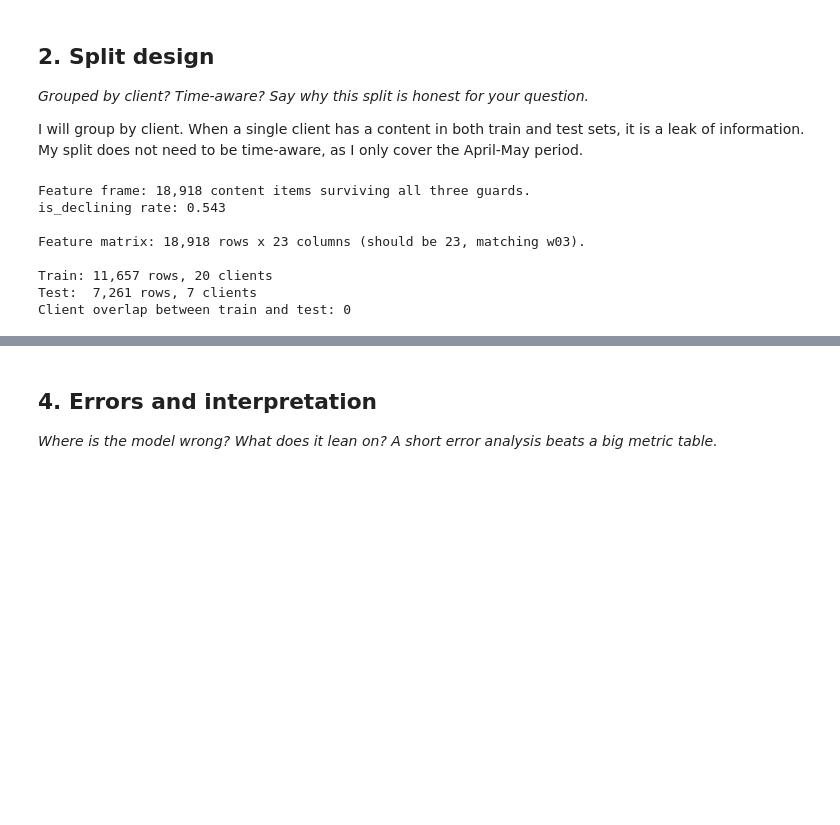
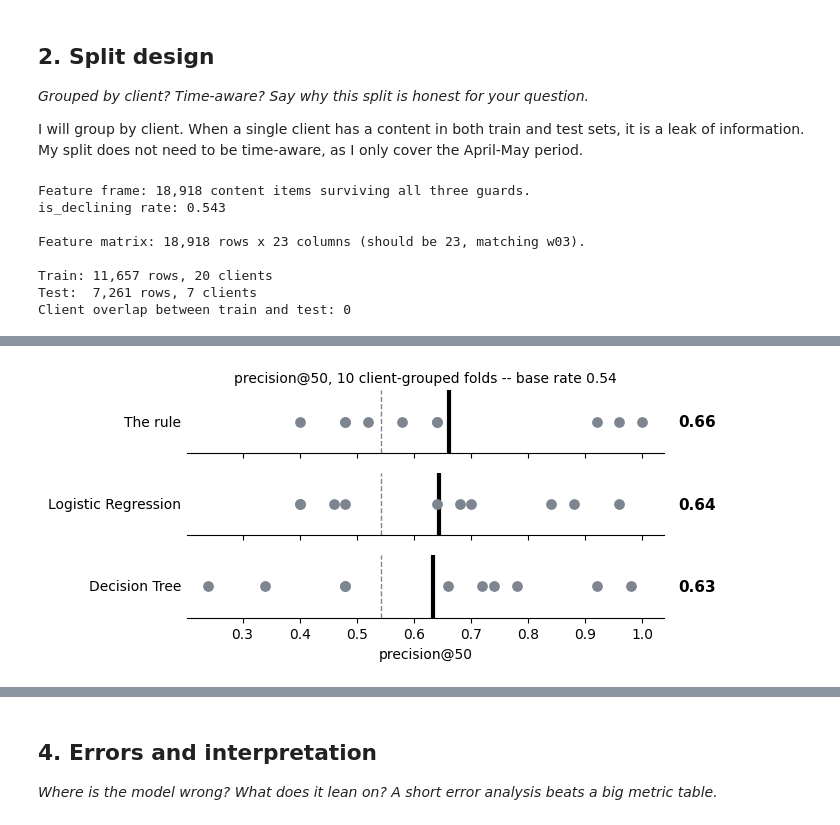
Before and after one commit to vahagngrigoryan2006/flyrank-internship-ml, a Jupyter notebook: work/notebooks/w05_model.ipynb, the cells around one changed output, grey strips where cells are left out. Drawn from its saved outputs; the diff is of its cells as text; code cells hidden in the pictures; blank space fills up the shorter version.

```diff
--- a/work/notebooks/w05_model.ipynb
+++ b/work/notebooks/w05_model.ipynb
@@ -295,0 +311,84 @@ Test set: 7,261 rows, base rate (is_declining) = 0.473
+# %%
+import matplotlib.pyplot as plt
+from sklearn.model_selection import GroupKFold
+from sklearn.base import clone
+
+K_CV = 50  # precision@K used for every fold below -- one documented choice, easy to change
+
+K_fold = 10
+gkf = GroupKFold(n_splits=K_fold)
+fold_results = {"baseline_CTR_BELOW_POSITION_PEERS": [], "logistic_regression": [], "decision_tree_depth3": []}
+
+for fold_i, (tr_idx, te_idx) in enumerate(gkf.split(df, y, groups), start=1):
+    y_tr, y_te = y.iloc[tr_idx], y.iloc[te_idx]
+
+    # ---- The rule, refit this fold: tier means learned from TRAIN-eligible rows only ----
+    fold_base = baseline_df.copy()
+    tr_eligible_rows = fold_base.iloc[tr_idx][eligible.iloc[tr_idx]]
+    fold_tier_means = tr_eligible_rows.groupby("position_tier", observed=True)["prev_30_ctr"].mean()
+
+    fold_base["expected_ctr_for_tier"] = fold_base["position_tier"].map(fold_tier_means.to_dict()).astype(float)
+    fold_base["ctr_gap"] = (fold_base["expected_ctr_for_tier"] - fold_base["prev_30_ctr"]).fillna(0)
+    fold_flagged = eligible & (fold_base["prev_30_ctr"] == 0)
+    fold_base["fold_score"] = np.where(fold_flagged, fold_base["prev_30_impressions"] * fold_base["ctr_gap"], 0.0)
+
+    fold_results["baseline_CTR_BELOW_POSITION_PEERS"].append(
+        precision_at_k(fold_base["fold_score"].iloc[te_idx].values, y_te, K_CV)
+    )
+
+    # ---- Both models, refit fresh this fold (clone() -- no state carried over between folds) ----
+    lr_fold = clone(lr_pipe)
+    tree_fold = clone(tree_pipe)
+    lr_fold.fit(df.iloc[tr_idx], y_tr)
+    tree_fold.fit(df.iloc[tr_idx], y_tr)
+
+    fold_results["logistic_regression"].append(
+        precision_at_k(lr_fold.predict_proba(df.iloc[te_idx])[:, 1], y_te, K_CV)
+    )
+    fold_results["decision_tree_depth3"].append(
+        precision_at_k(tree_fold.predict_proba(df.iloc[te_idx])[:, 1], y_te, K_CV)
+    )
+
+fold_table = pd.DataFrame(fold_results)
+fold_table.index = [f"fold_{i}" for i in range(1, K_fold + 1)]
+
+# ---- The dot plot: each model's 5 fold scores, the overall base rate, each model's fold mean ----
+overall_base_rate = y.mean()
+model_order = ["baseline_CTR_BELOW_POSITION_PEERS", "logistic_regression", "decision_tree_depth3"]
+model_labels = ["The rule", "Logistic Regression", "Decision Tree"]
+
+fig, axes = plt.subplots(len(model_order), 1, figsize=(7, 3.2), sharex=True)
+for ax, key, label in zip(axes, model_order, model_labels):
+    scores = fold_results[key]
+    mean_score = float(np.mean(scores))
+    ax.scatter(scores, [0] * len(scores), s=45, color="#7d8590", zorder=3)
+    ax.axvline(overall_base_rate, color="#7d8590", linestyle="--", linewidth=1, zorder=1)
+    ax.axvline(mean_score, color="black", linewidth=3, zorder=2)
+    ax.set_yticks([])
+    ax.set_ylabel(label, rotation=0, ha="right", va="center", fontsize=10)
+    ax.text(1.03, 0, f"{mean_score:.2f}", transform=ax.get_yaxis_transform(),
+            va="center", fontsize=11, fontweight="bold")
+    for spine in ["top", "right", "left"]:
+        ax.spines[spine].set_visible(False)
+
+axes[0].set_title(f"precision@{K_CV}, {K_fold} client-grouped folds -- base rate {overall_base_rate:.2f}", fontsize=10)
+axes[-1].set_xlabel(f"precision@{K_CV}")
+plt.tight_layout()
+plt.show()
+
+# ---- The shallow tree, printed in full (the single-split model fit in the previous cell) ----
+feat_names_tree = numeric_cols + list(
+    tree_pipe.named_steps["prep"].named_transformers_["cat"].get_feature_names_out(categorical_cols)
+)
+print("\nShallow decision tree (max_depth=3), read top to bottom:")
+print(export_text(tree_pipe.named_steps["clf"], feature_names=feat_names_tree))
+
+# ---- Logistic regression coefficients (the single-split model fit in the previous cell) ----
+feat_names_lr = numeric_cols + list(
+    lr_pipe.named_steps["prep"].named_transformers_["cat"].get_feature_names_out(categorical_cols)
+)
+lr_coefs = pd.Series(lr_pipe.named_steps["clf"].coef_[0], index=feat_names_lr).sort_values(key=abs, ascending=False)
+print("\nLogistic regression -- top 12 coefficients by magnitude (positive = pushes toward is_declining):")
+print(lr_coefs.head(12).round(3))
+# %% [output]
+[figure, added]
```
Also changed, not shown: parts of 7 cells of this notebook.
